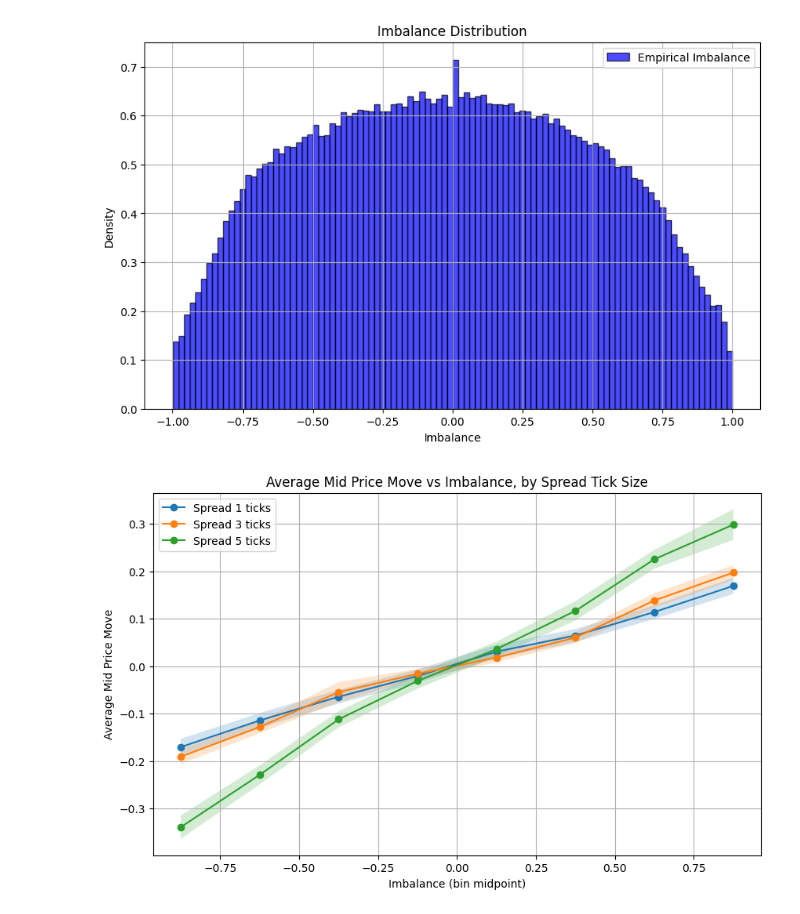
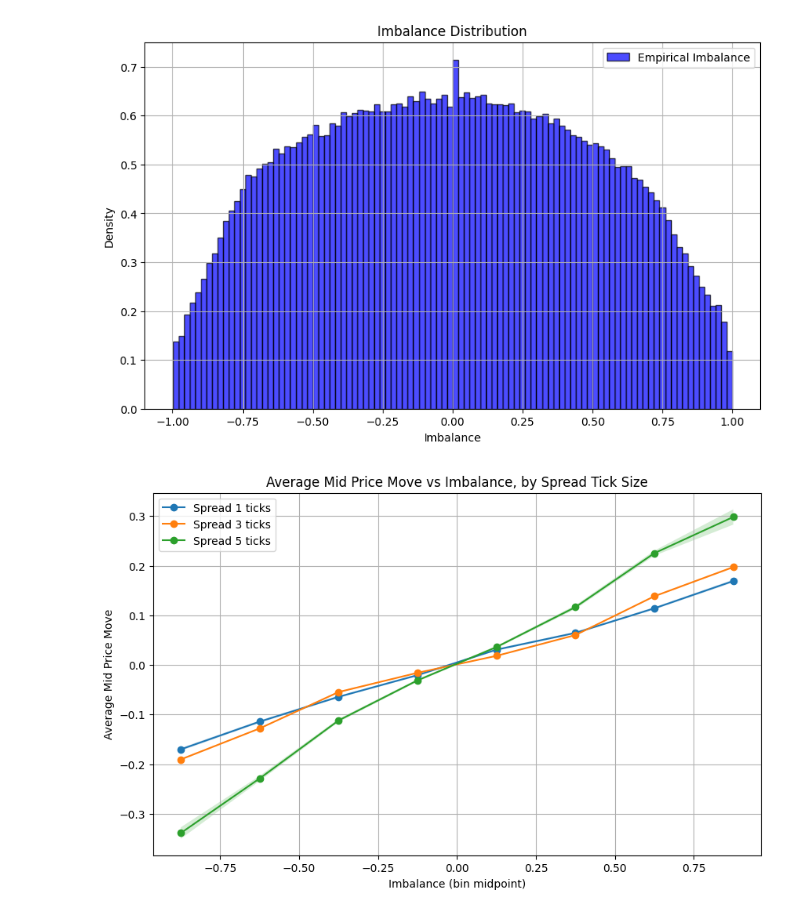
Before and after one commit to ethantrentin/High-Frequency-Data-Limit-Order-Books, a Jupyter notebook: DHF-LAB1-BOISTARD-ROCHE-TRENTIN.ipynb, the cells around one changed output. Saved outputs shown, nothing was run; the diff lists cells and outputs as text; code cells hidden in the pictures.

```diff
--- a/DHF-LAB1-BOISTARD-ROCHE-TRENTIN.ipynb
+++ b/DHF-LAB1-BOISTARD-ROCHE-TRENTIN.ipynb
@@ -520,5 +510,8 @@ Question 6 : Study of the imbalance and its prediction properties
 df_q6 = filename_df.copy()
 df_q6['imbalance'] = (df_q6['bq0'] - df_q6['aq0']) / (df_q6['aq0'] +
                                                       df_q6['bq0'])
-print(df_q6.loc[df_q6['eqty']<0])
+df_q6['trade_sign'] = numpy.where(
+    (df_q6['eqty'] >= 0) , 0,
+    numpy.where((df_q6['eqty'] < 0) & (df_q6['eside'] == 'S'), -1, 1))
+df_q6
 # %% [output]
@@ -568,35 +557,40 @@ std_mid_price_move = (
     df_q6.groupby(['imbalance_group',
 'spread_tick_size'], observed=False)
     ['mid_price_move'].std()
 )
+n_series = df_q6.groupby(['imbalance_group', 'spread_tick_size'],
+                          observed=False)['sign_next_trade'].size()
 
 df_pivot_mean = average_mid_price_move.unstack('spread_tick_size')
 df_pivot_std  = std_mid_price_move.unstack('spread_tick_size')
+df_pivot_n = n_series.unstack('spread_tick_size')
 
 plt.figure(figsize=(10, 6))
 
 spreads_to_plot = [1, 3, 5]
 
 for spread in spreads_to_plot:
+    counts_series = df_pivot_n[spread].dropna()
+
     mean_series = df_pivot_mean[spread].dropna()
     std_series  = df_pivot_std[spread].dropna()
 
     x_values = [interval.mid for interval in mean_series.index]
     y_values = mean_series.values
-    y_errors = std_series.values
+    y_errors = std_series.values / numpy.sqrt(counts_series.values)
 
     plt.plot(x_values, y_values, marker='o', label=f"Spread {spread} ticks")
     plt.fill_between(x_values,
-                     y_values - 0.02*y_errors,
-                     y_values + 0.02*y_errors,
+                     y_values - y_errors,
+                     y_values + y_errors,
                      alpha=0.2)
 
 plt.title('Average Mid Price Move vs Imbalance, by Spread Tick Size')
 plt.xlabel('Imbalance (bin midpoint)')
 plt.ylabel('Average Mid Price Move')
 plt.grid(True)
 plt.legend()
 plt.show()
 # %% [output]
-[figure, old version]
+[figure, new version]
 # %%
```
Also changed, not shown: parts of 5 cells of this notebook.
